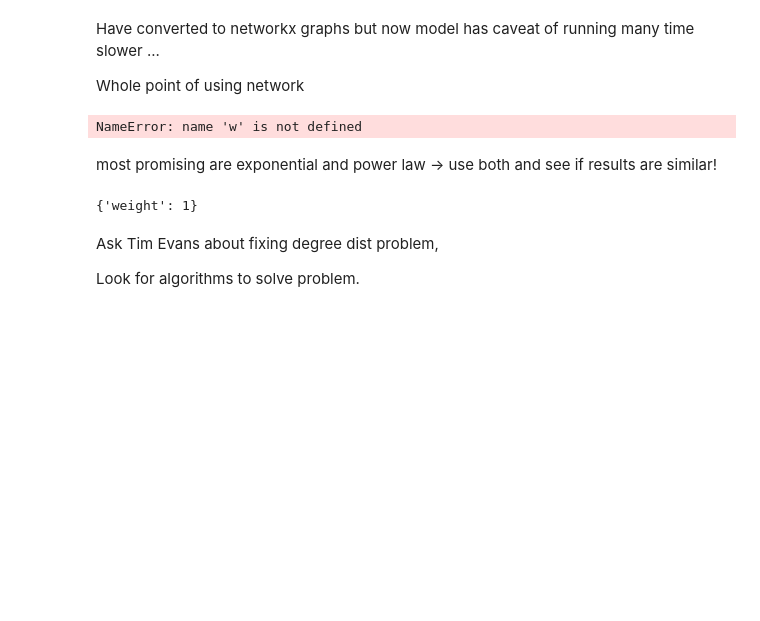
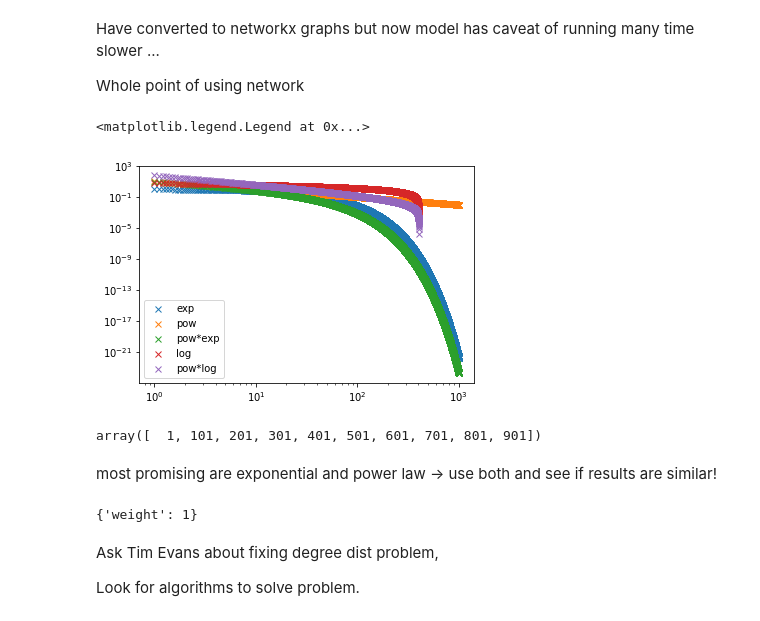
Before and after one commit to Dellapino/MSci-Project, a Jupyter notebook: testing notebook import.ipynb, the cells around one changed output. Drawn from its saved outputs; the diff is of its cells as text; code cells hidden in the pictures; blank space fills up the shorter version.

```diff
--- a/testing notebook import.ipynb
+++ b/testing notebook import.ipynb
@@ -842,33 +948,34 @@ def logbin(data, scale = 1., zeros = False):
 Have converted to networkx graphs but now model has caveat of running many time slower ...
 
 Whole point of using network
-# %%
-import time
-
-def logbin(data, scale = 1, start = 2):
-    '''
-    Logbinning for numerical values
-    '''
-    binedges = [0, start]
-    while binedges[-1] < 100:
-        binedges.append(binedges[-1] ** scale)
-        print(binedges[-1])
-        time.sleep(300)
-
-    binedges = np.array(binedges)
-    binedges /= binedges
-
-    freqs, edges = np.histogram(data, bins = binedges)
-
-    midpoints = edges[:-1] + np.diff(edges)/2
-
-    return midpoints, freqs
-
-m, f = logbin(w, 1.2)
-
-plt.plot(m, f)
-# %% [output]
-NameError: name 'w' is not defined
+# %%
+xxx = np.arange(1, 1000, 0.1)
+
+yyy1 = exponential(xxx, -0.05, 1)
+plt.plot(xxx, yyy1, 'x', label = 'exp')
+
+yyy2 = power(xxx, 10, -1)
+plt.plot(xxx, yyy2, 'x', label = 'pow')
+
+yyy3 = yyy1 * yyy2
+plt.plot(xxx, yyy3, 'x', label = 'pow*exp')
+
+yyy4 = logarithm(xxx, -1, 6)
+plt.plot(xxx, yyy4, 'x', label = 'log')
+
+yyy5 = yyy4 * yyy2
+plt.plot(xxx, yyy5, 'x', label = 'pow*log')
+
+plt.yscale('log')
+plt.xscale('log')
+plt.legend(loc = 'lower left')
+# %% [output]
+<matplotlib.legend.Legend at 0x...>
+[figure, added]
+# %%
+xxx
+# %% [output]
+array([  1, 101, 201, 301, 401, 501, 601, 701, 801, 901])
 # %% [markdown]
 most promising are exponential and power law -> use both and see if results are similar!
 # %%
```
Also changed, not shown: parts of 5 cells of this notebook.
